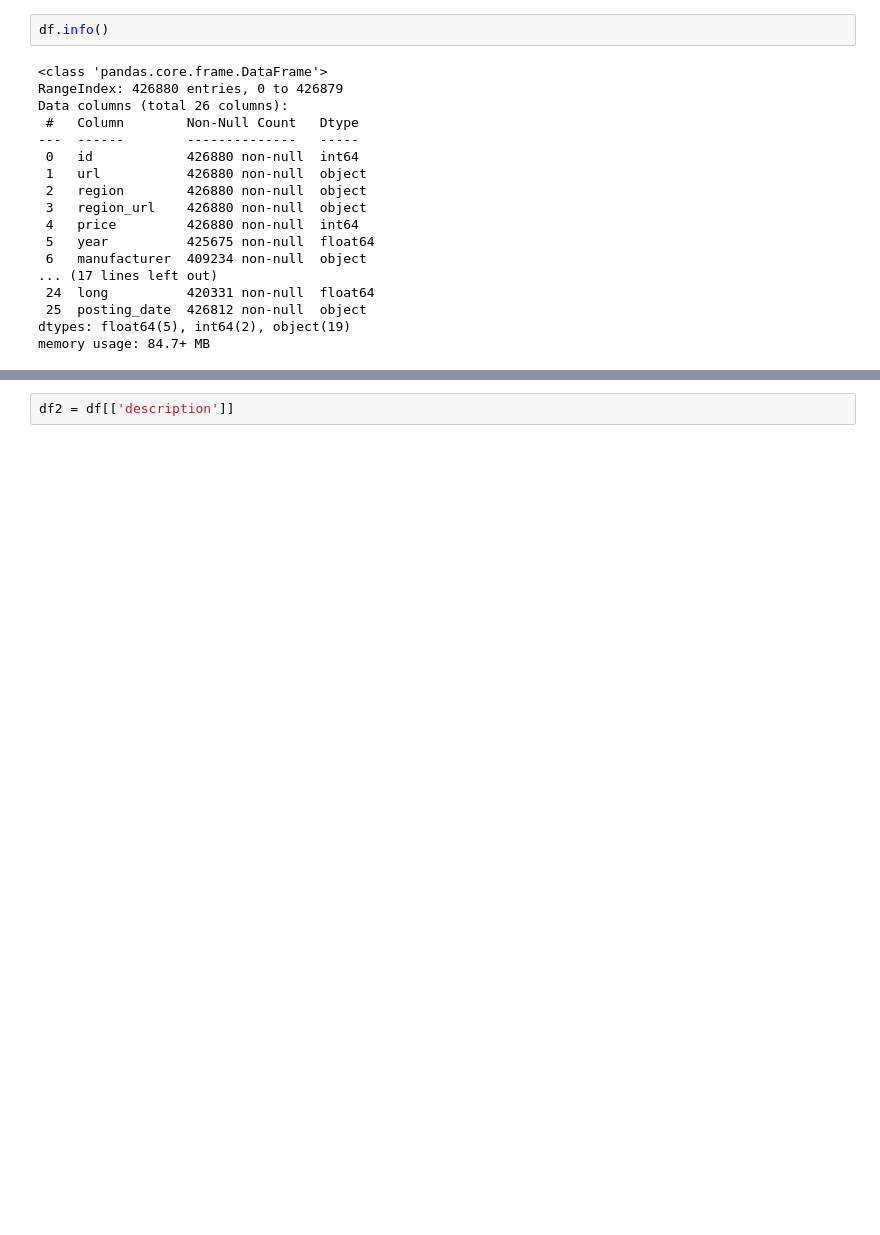
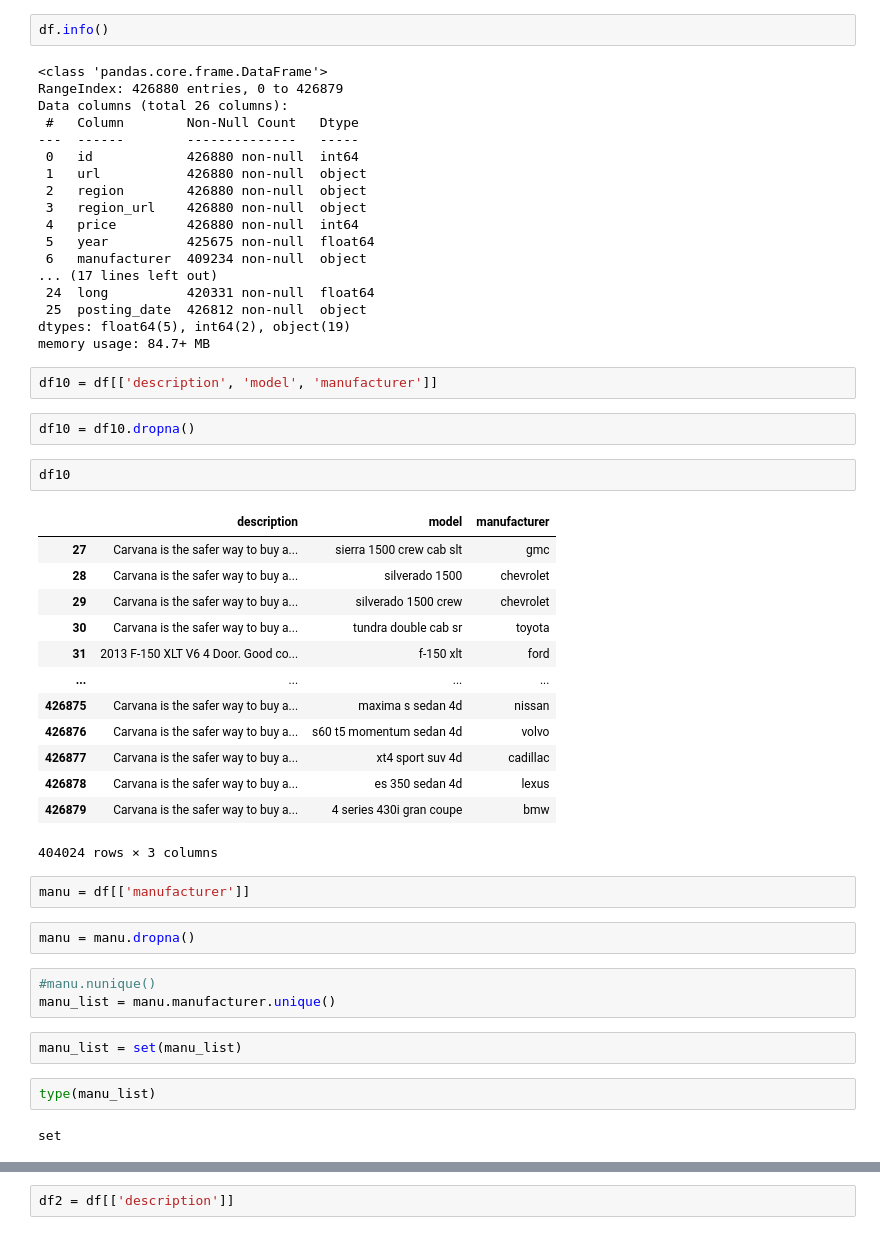
Before and after one commit to IE2020term2TeamE/ML2_Assignment_4, a Jupyter notebook: text processing.ipynb, the cells around one changed output, grey strips where cells are left out. Saved outputs shown, nothing was run; the diff lists cells and outputs as text; blank space fills up the shorter version.

```diff
--- a/text processing.ipynb
+++ b/text processing.ipynb
@@ -24,3 +25,36 @@ Data columns (total 26 columns):
  25  posting_date  426812 non-null  object
 dtypes: float64(5), int64(2), object(19)
 memory usage: 84.7+ MB
+# %%
+df10 = df[['description', 'model', 'manufacturer']]
+# %%
+df10 = df10.dropna()
+# %%
+df10
+# %% [output]
+|  | description | model | manufacturer |
+| 27 | Carvana is the safer way to buy a... | sierra 1500 crew cab slt | gmc |
+| 28 | Carvana is the safer way to buy a... | silverado 1500 | chevrolet |
+| 29 | Carvana is the safer way to buy a... | silverado 1500 crew | chevrolet |
+| 30 | Carvana is the safer way to buy a... | tundra double cab sr | toyota |
+| 31 | 2013 F-150 XLT V6 4 Door. Good co... | f-150 xlt | ford |
+| ... | ... | ... | ... |
+| 426875 | Carvana is the safer way to buy a... | maxima s sedan 4d | nissan |
+| 426876 | Carvana is the safer way to buy a... | s60 t5 momentum sedan 4d | volvo |
+| 426877 | Carvana is the safer way to buy a... | xt4 sport suv 4d | cadillac |
+| 426878 | Carvana is the safer way to buy a... | es 350 sedan 4d | lexus |
+| 426879 | Carvana is the safer way to buy a... | 4 series 430i gran coupe | bmw |
+404024 rows × 3 columns
+# %%
+manu = df[['manufacturer']]
+# %%
+manu = manu.dropna()
+# %%
+#manu.nunique()
+manu_list = manu.manufacturer.unique()
+# %%
+manu_list = set(manu_list)
+# %%
+type(manu_list)
+# %% [output]
+set
```
Also changed, not shown: parts of 15 cells of this notebook, 2 other files.
